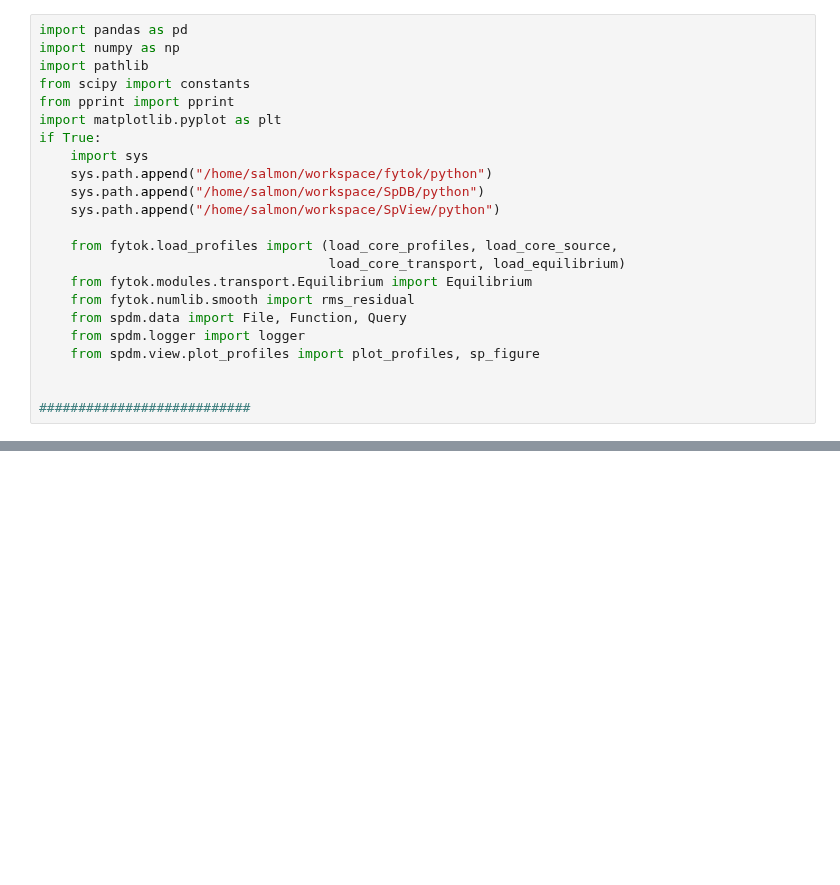
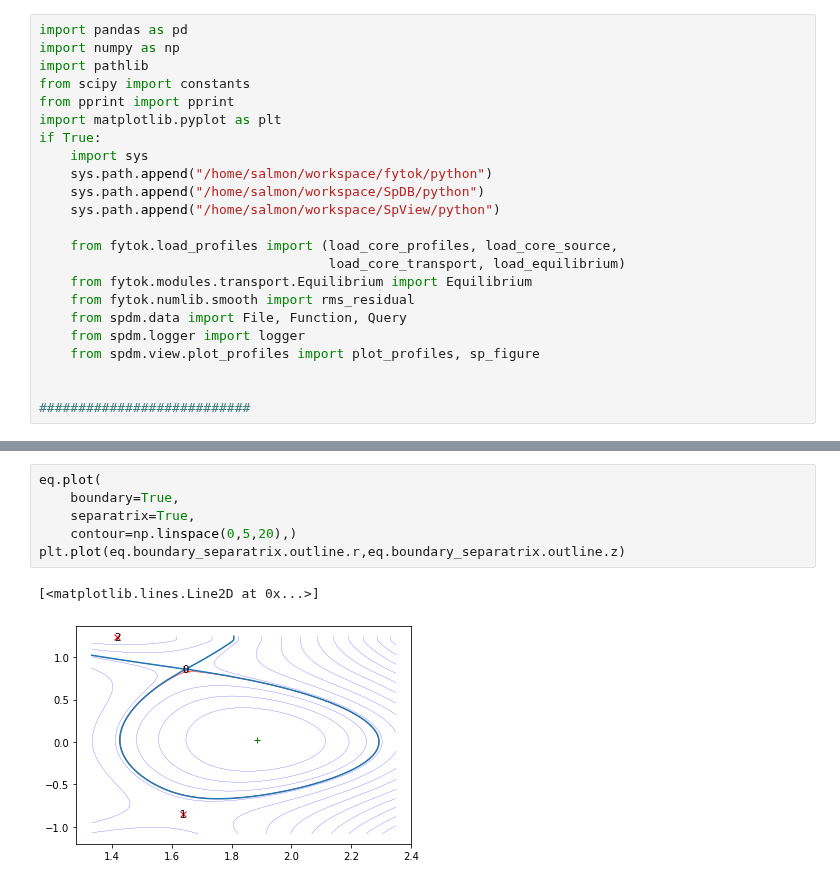
Before and after one commit to fusion-yun/fytok_old, a Jupyter notebook: examples/demo_eq.ipynb, the cells around one changed output, grey strips where cells are left out. Saved outputs shown, nothing was run; the diff lists cells and outputs as text; blank space fills up the shorter version.

```diff
--- a/examples/demo_eq.ipynb
+++ b/examples/demo_eq.ipynb
@@ -50,0 +53,9 @@ plt.contourf(eq.profiles_2d.r,eq.profiles_2d.z,eq.profiles_2d.psi)
+# %%
+eq.plot(
+    boundary=True,
+    separatrix=True,
+    contour=np.linspace(0,5,20),)
+plt.plot(eq.boundary_separatrix.outline.r,eq.boundary_separatrix.outline.z)
+# %% [output]
+[<matplotlib.lines.Line2D at 0x...>]
+[figure, added]
```
Also changed, not shown: parts of 5 cells of this notebook, 4 other files.
